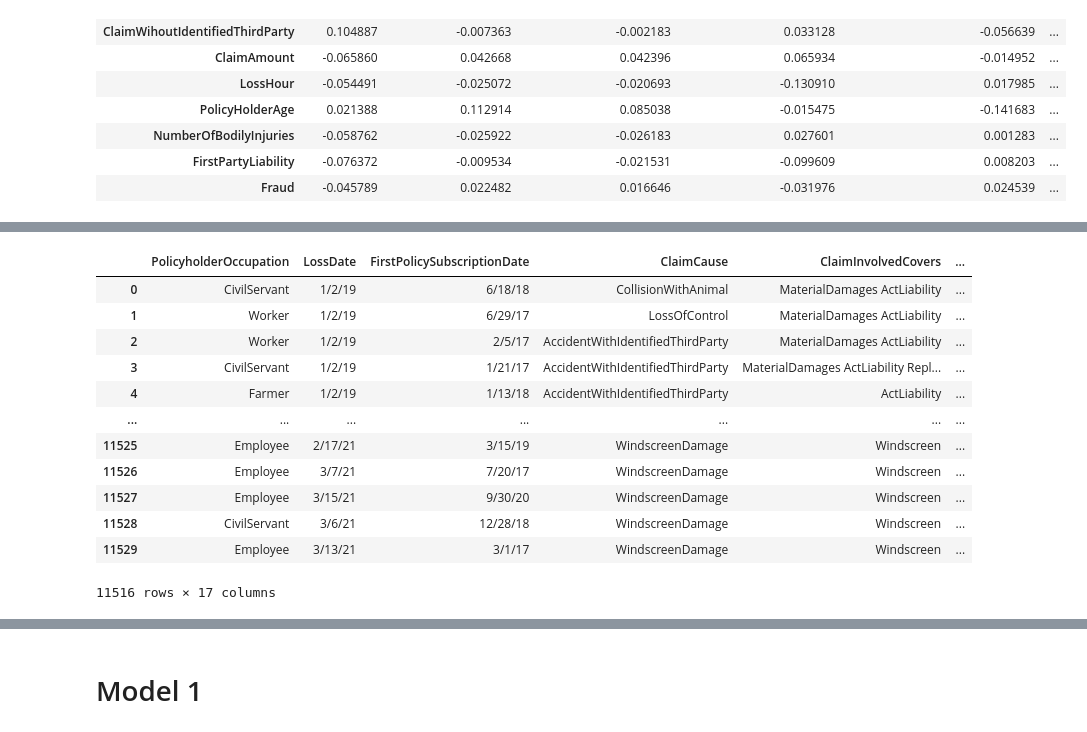
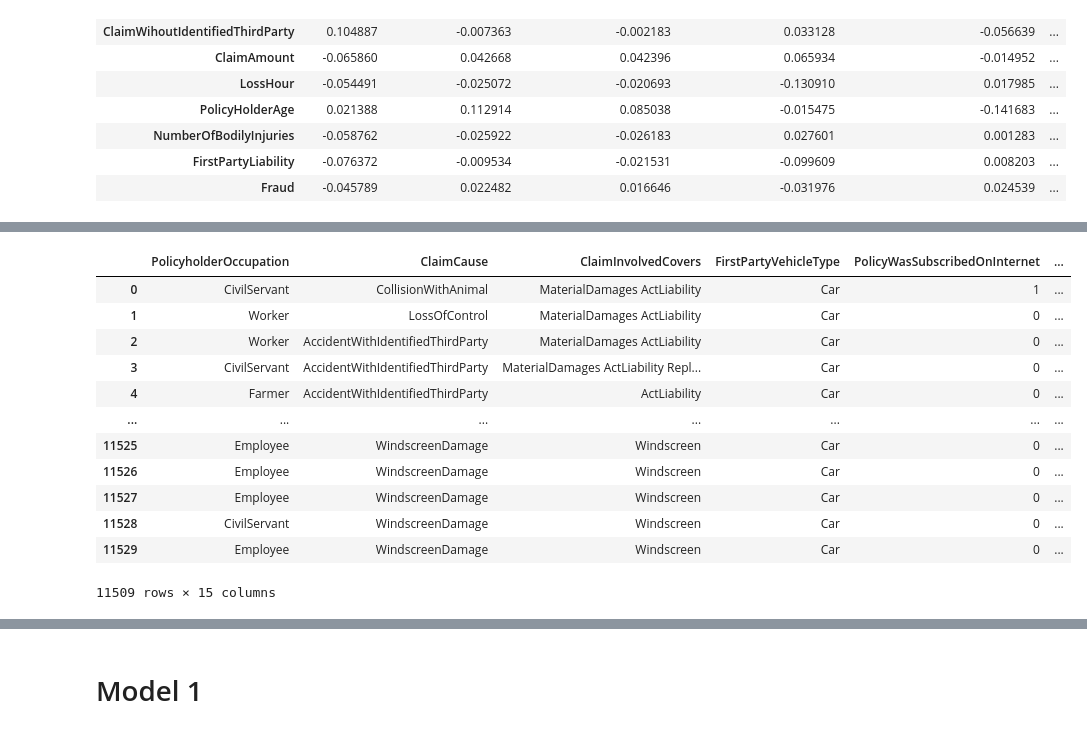
Before and after one commit to jill-data/DL-Insurance-Fraud-Detection, a Jupyter notebook: DT 2nd model.ipynb, the cells around one changed output, grey strips where cells are left out. Drawn from its saved outputs; the diff is of its cells as text; code cells hidden in the pictures.

```diff
--- a/DT 2nd model.ipynb
+++ b/DT 2nd model.ipynb
@@ -70,6 +82,6 @@ df_insurance_claims.corr(method ='pearson')
 # %%
 # Remove the columns that have too many missing values and unnecessary comlumns such as Reference ID, PolicyHolderPostcode
-df_new = df_insurance_claims.drop(columns = ["ReferenceId",
+df_insurance_claims = df_insurance_claims.drop(columns = ["ReferenceId",
                                              "PolicyholderNumber",
                                              "FirstPartyVehicleNumber",
                                              "ThirdPartyVehicleNumber",
@@ -78,25 +90,27 @@ df_new = df_insurance_claims.drop(columns = ["ReferenceId",
                                              "ConnectionBetweenParties",
                                              "LossPostCode",
                                              "PolicyHolderPostCode",
+                                             "LossDate",
+                                             "FirstPolicySubscriptionDate"
                                              ])
 # %%
 # Drop the duplicate rows
-df_new.drop_duplicates(inplace=True)
-df_new
+df_insurance_claims.drop_duplicates(inplace=True)
+df_insurance_claims
 # %% [output]
-|  | PolicyholderOccupation | LossDate | FirstPolicySubscriptionDate | ClaimCause | ClaimInvolvedCovers | ... |
-| 0 | CivilServant | 1/2/19 | 6/18/18 | CollisionWithAnimal | MaterialDamages ActLiability | ... |
-| 1 | Worker | 1/2/19 | 6/29/17 | LossOfControl | MaterialDamages ActLiability | ... |
-| 2 | Worker | 1/2/19 | 2/5/17 | AccidentWithIdentifiedThirdParty | MaterialDamages ActLiability | ... |
-| 3 | CivilServant | 1/2/19 | 1/21/17 | AccidentWithIdentifiedThirdParty | MaterialDamages ActLiability Repl... | ... |
-| 4 | Farmer | 1/2/19 | 1/13/18 | AccidentWithIdentifiedThirdParty | ActLiability | ... |
+|  | PolicyholderOccupation | ClaimCause | ClaimInvolvedCovers | FirstPartyVehicleType | PolicyWasSubscribedOnInternet | ... |
+| 0 | CivilServant | CollisionWithAnimal | MaterialDamages ActLiability | Car | 1 | ... |
+| 1 | Worker | LossOfControl | MaterialDamages ActLiability | Car | 0 | ... |
+| 2 | Worker | AccidentWithIdentifiedThirdParty | MaterialDamages ActLiability | Car | 0 | ... |
+| 3 | CivilServant | AccidentWithIdentifiedThirdParty | MaterialDamages ActLiability Repl... | Car | 0 | ... |
+| 4 | Farmer | AccidentWithIdentifiedThirdParty | ActLiability | Car | 0 | ... |
 | ... | ... | ... | ... | ... | ... | ... |
-| 11525 | Employee | 2/17/21 | 3/15/19 | WindscreenDamage | Windscreen | ... |
-| 11526 | Employee | 3/7/21 | 7/20/17 | WindscreenDamage | Windscreen | ... |
-| 11527 | Employee | 3/15/21 | 9/30/20 | WindscreenDamage | Windscreen | ... |
-| 11528 | CivilServant | 3/6/21 | 12/28/18 | WindscreenDamage | Windscreen | ... |
-| 11529 | Employee | 3/13/21 | 3/1/17 | WindscreenDamage | Windscreen | ... |
+| 11525 | Employee | WindscreenDamage | Windscreen | Car | 0 | ... |
+| 11526 | Employee | WindscreenDamage | Windscreen | Car | 0 | ... |
+| 11527 | Employee | WindscreenDamage | Windscreen | Car | 0 | ... |
+| 11528 | CivilServant | WindscreenDamage | Windscreen | Car | 0 | ... |
+| 11529 | Employee | WindscreenDamage | Windscreen | Car | 0 | ... |
-11516 rows × 17 columns
+11509 rows × 15 columns
 # %%
 # Compare the 2 Fraud statuses:
 #sns.pairplot(df_new, hue='Fraud')
```
Also changed, not shown: parts of 19 cells of this notebook, 1 other file.
